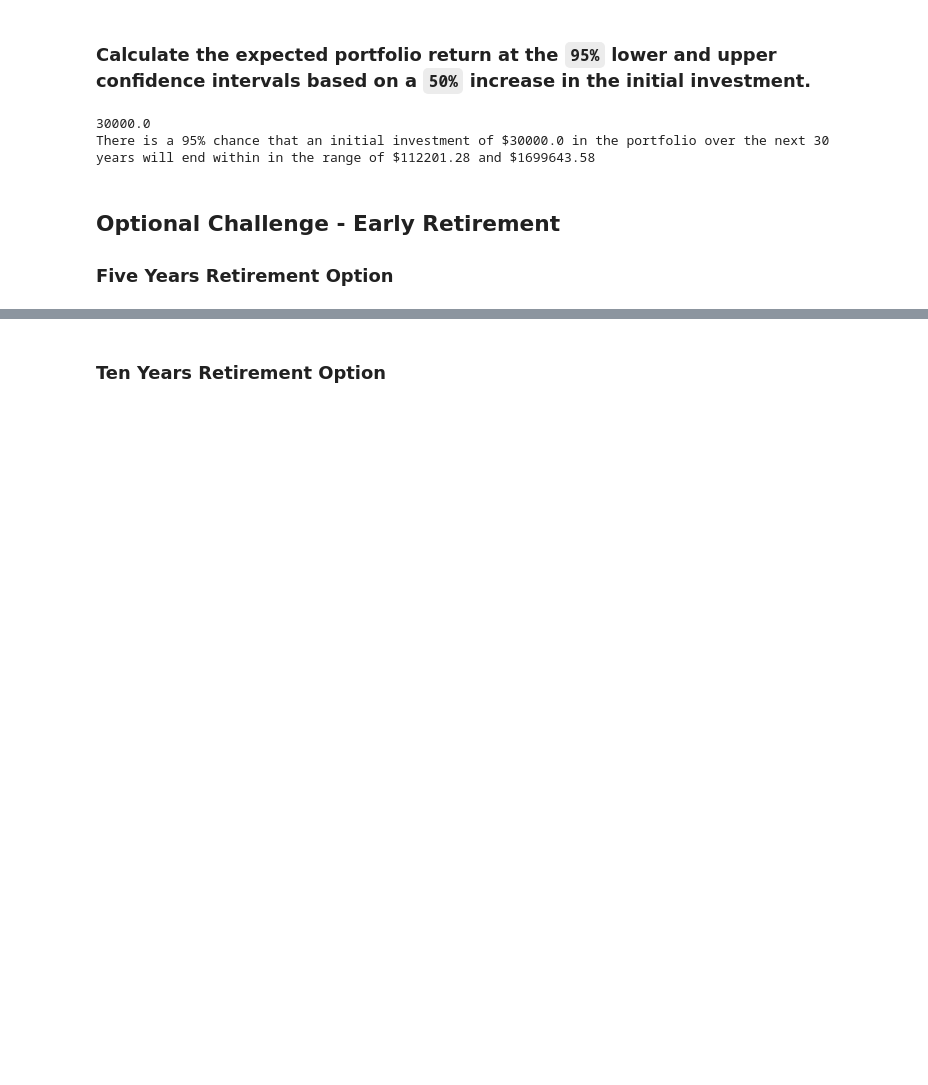
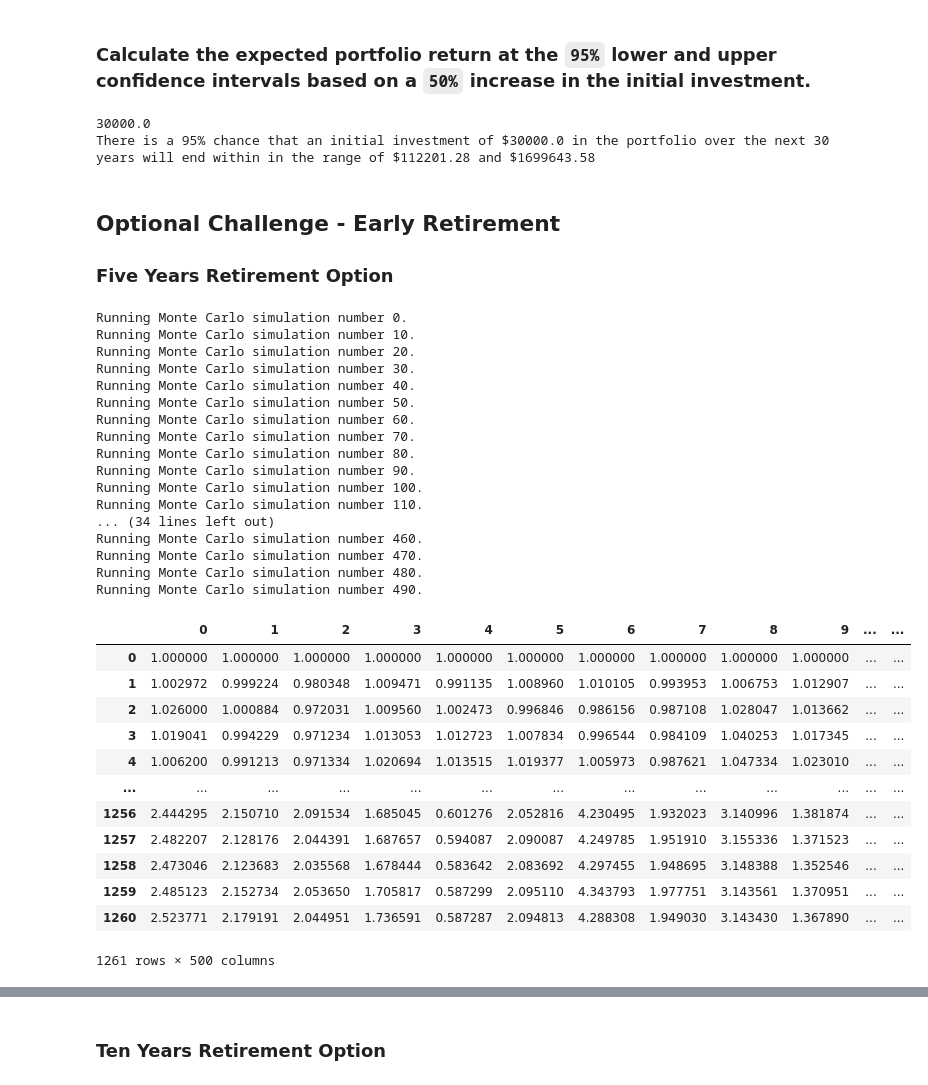
Before and after one commit to nrader91/Financial_Planner_API, a Jupyter notebook: financial-planner.ipynb, the cells around one changed output, grey strips where cells are left out. Saved outputs shown, nothing was run; the diff lists cells and outputs as text; code cells hidden in the pictures; blank space fills up the shorter version.

```diff
--- a/financial-planner.ipynb
+++ b/financial-planner.ipynb
@@ -334,3 +342,34 @@ There is a 95% chance that an initial investment of $30000.0 in the portfolio ov
 # %%
-# Configuring a Monte Carlo simulation to forecast 5 years cumulative returns
-# YOUR CODE HERE!
+# Running a Monte Carlo simulation to forecast 5 years cumulative returns
+MC_5_year.calc_cumulative_return()
+# %% [output]
+Running Monte Carlo simulation number 0.
+Running Monte Carlo simulation number 10.
+Running Monte Carlo simulation number 20.
+Running Monte Carlo simulation number 30.
+Running Monte Carlo simulation number 40.
+Running Monte Carlo simulation number 50.
+Running Monte Carlo simulation number 60.
+Running Monte Carlo simulation number 70.
+Running Monte Carlo simulation number 80.
+Running Monte Carlo simulation number 90.
+Running Monte Carlo simulation number 100.
+Running Monte Carlo simulation number 110.
+... (34 lines left out)
+Running Monte Carlo simulation number 460.
+Running Monte Carlo simulation number 470.
+Running Monte Carlo simulation number 480.
+Running Monte Carlo simulation number 490.
+|  | 0 | 1 | 2 | 3 | 4 | 5 | 6 | 7 | 8 | 9 | ... | ... |
+| 0 | 1.000000 | 1.000000 | 1.000000 | 1.000000 | 1.000000 | 1.000000 | 1.000000 | 1.000000 | 1.000000 | 1.000000 | ... | ... |
+| 1 | 1.002972 | 0.999224 | 0.980348 | 1.009471 | 0.991135 | 1.008960 | 1.010105 | 0.993953 | 1.006753 | 1.012907 | ... | ... |
+| 2 | 1.026000 | 1.000884 | 0.972031 | 1.009560 | 1.002473 | 0.996846 | 0.986156 | 0.987108 | 1.028047 | 1.013662 | ... | ... |
+| 3 | 1.019041 | 0.994229 | 0.971234 | 1.013053 | 1.012723 | 1.007834 | 0.996544 | 0.984109 | 1.040253 | 1.017345 | ... | ... |
+| 4 | 1.006200 | 0.991213 | 0.971334 | 1.020694 | 1.013515 | 1.019377 | 1.005973 | 0.987621 | 1.047334 | 1.023010 | ... | ... |
+| ... | ... | ... | ... | ... | ... | ... | ... | ... | ... | ... | ... | ... |
+| 1256 | 2.444295 | 2.150710 | 2.091534 | 1.685045 | 0.601276 | 2.052816 | 4.230495 | 1.932023 | 3.140996 | 1.381874 | ... | ... |
+| 1257 | 2.482207 | 2.128176 | 2.044391 | 1.687657 | 0.594087 | 2.090087 | 4.249785 | 1.951910 | 3.155336 | 1.371523 | ... | ... |
+| 1258 | 2.473046 | 2.123683 | 2.035568 | 1.678444 | 0.583642 | 2.083692 | 4.297455 | 1.948695 | 3.148388 | 1.352546 | ... | ... |
+| 1259 | 2.485123 | 2.152734 | 2.053650 | 1.705817 | 0.587299 | 2.095110 | 4.343793 | 1.977751 | 3.143561 | 1.370951 | ... | ... |
+| 1260 | 2.523771 | 2.179191 | 2.044951 | 1.736591 | 0.587287 | 2.094813 | 4.288308 | 1.949030 | 3.143430 | 1.367890 | ... | ... |
+1261 rows × 500 columns
```
Also changed, not shown: parts of 13 cells of this notebook, 1 other file.
